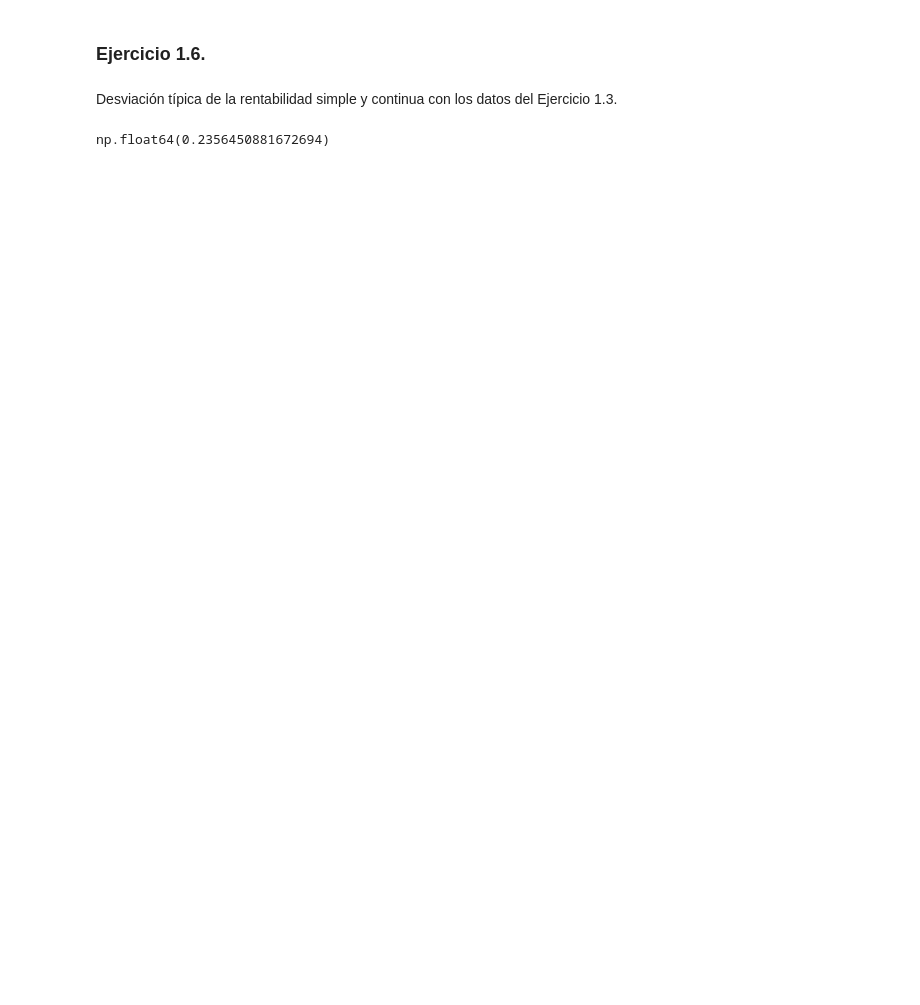
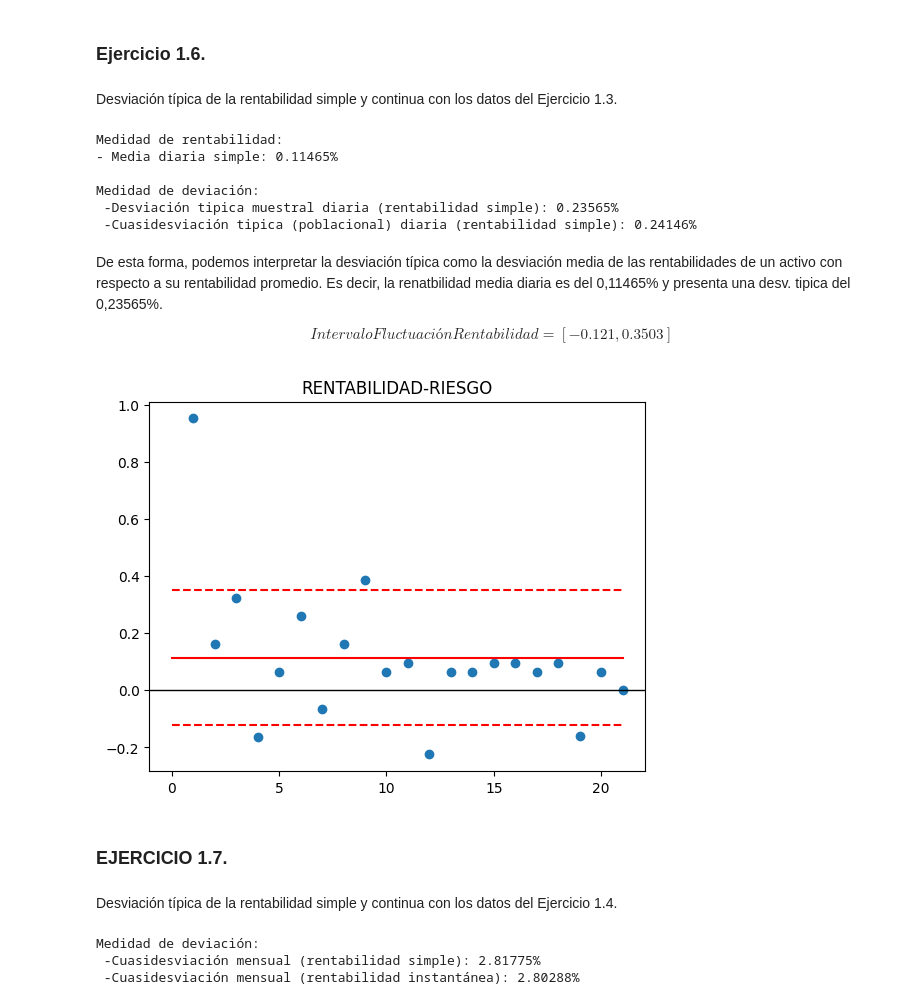
Before and after one commit to jjimvar/Gestion-de-carteras, a Jupyter notebook: 1. Conceptos Básicos/Riesgo.ipynb, the cells around one changed output. Saved outputs shown, nothing was run; the diff lists cells and outputs as text; code cells hidden in the pictures; blank space fills up the shorter version.

```diff
--- a/1. Conceptos Básicos/Riesgo.ipynb
+++ b/1. Conceptos Básicos/Riesgo.ipynb
@@ -18,9 +18,70 @@ cot=pd.read_excel("https://raw.githubusercontent.com/jjimvar/Gestion-de-carteras
 #Rentabilidades
 cot["Rent. Simple"]=((cot["Cotización"]/cot["Cotización"].shift(1))-1)*100
 cot["Rent. Instantánea"]=np.log(cot["Cotización"]/cot["Cotización"].shift(1))*100
+print("Medidad de rentabilidad:")
+print(f"- Media diaria simple: {round(cot["Rent. Simple"].mean(), 5)}%")
+
 
 #Desv. Est.
-desv_est=cot["Rent. Instantánea"].std(ddof=0)
-desv_est
+desv_estm=cot["Rent. Instantánea"].std(ddof=0) #Muestral
+desv_estp=cot["Rent. Instantánea"].std(ddof=1) #Poblacional
+
+print("                     ")
+print("Medidad de deviación:")
+print(f" -Desviación tipica muestral diaria (rentabilidad simple): {round(desv_estm,5)}%")
+print(f" -Cuasidesviación tipica (poblacional) diaria (rentabilidad simple): {round(desv_estp,5)}%")
 # %% [output]
-np.float64(0.2356450881672694)
+Medidad de rentabilidad:
+- Media diaria simple: 0.11465%
+
+Medidad de deviación:
+ -Desviación tipica muestral diaria (rentabilidad simple): 0.23565%
+ -Cuasidesviación tipica (poblacional) diaria (rentabilidad simple): 0.24146%
+# %% [markdown]
+De esta forma, podemos interpretar la desviación típica como la desviación media de las rentabilidades de un activo con respecto a su rentabilidad promedio. Es decir, la renatbilidad media diaria es del 0,11465% y presenta una desv. tipica del 0,23565%.
+
+$$Intervalo Fluctuación Rentabilidad=[-0.121, 0.3503]$$
+# %%
+import matplotlib.pyplot as plt
+import pandas as pd
+
+cot["R mean"]=cot["Rent. Simple"].mean()
+cot["Des. Est. Up"]=cot["Rent. Simple"].mean()+desv_estm
+cot["Des. Est. Low"]=cot["Rent. Simple"].mean()-desv_estm
+
+plt.scatter(cot["Sesión"], cot["Rent. Simple"])
+plt.plot(cot["Sesión"],cot["R mean"], color="red")
+plt.plot(cot["Sesión"],cot["Des. Est. Up"], color="red", linestyle="--")
+plt.plot(cot["Sesión"],cot["Des. Est. Low"], color="red", linestyle="--")
+plt.title("RENTABILIDAD-RIESGO")
+plt.axhline(0, color="black", linewidth=1, linestyle="-")
+plt.show()
+# %% [output]
+[figure, added]
+# %% [markdown]
+### **EJERCICIO 1.7.**
+# %% [markdown]
+Desviación típica de la rentabilidad simple y continua con los datos del Ejercicio 1.4.
+# %%
+import pandas as pd
+
+df=pd.read_excel("https://github.com/jjimvar/Gestion-de-carteras/raw/refs/heads/main/1.%20Conceptos%20B%C3%A1sicos/ejemplos_l1.xlsx",
+                 sheet_name="Ejemplo 1.4")
+
+df.set_index("Sesión")
+
+#Rentabilidad media mensual
+df["R simple"]=df["Cotización"]/df["Cotización"].shift(1)-1
+df["R instantánea"]=np.log(df["Cotización"]/df["Cotización"].shift(1))
+
+#Desvación tipica mensual
+sigma_simp=df["R simple"].std(ddof=1)*100
+sigma_inst=df["R instantánea"].std(ddof=1)*100
+
+print("Medidad de deviación:")
+print(f" -Cuasidesviación mensual (rentabilidad simple): {round(sigma_simp,5)}%")
+print(f" -Cuasidesviación mensual (rentabilidad instantánea): {round(sigma_inst,5)}%")
+# %% [output]
+Medidad de deviación:
+ -Cuasidesviación mensual (rentabilidad simple): 2.81775%
+ -Cuasidesviación mensual (rentabilidad instantánea): 2.80288%
```
Also changed, not shown: parts of 14 cells of this notebook, 1 other file.
